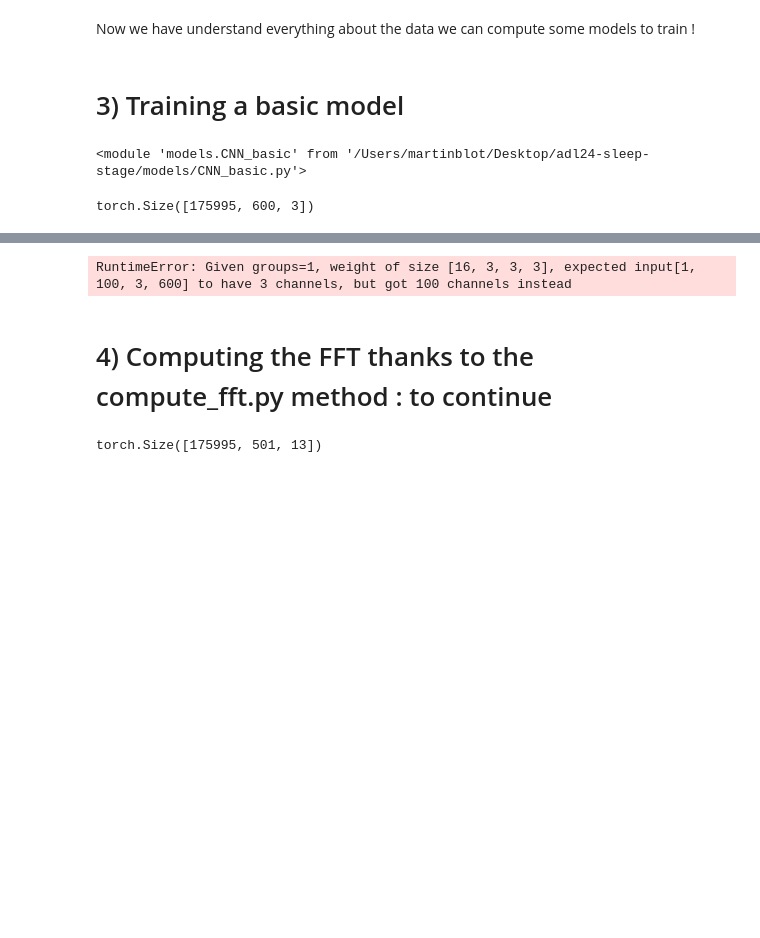
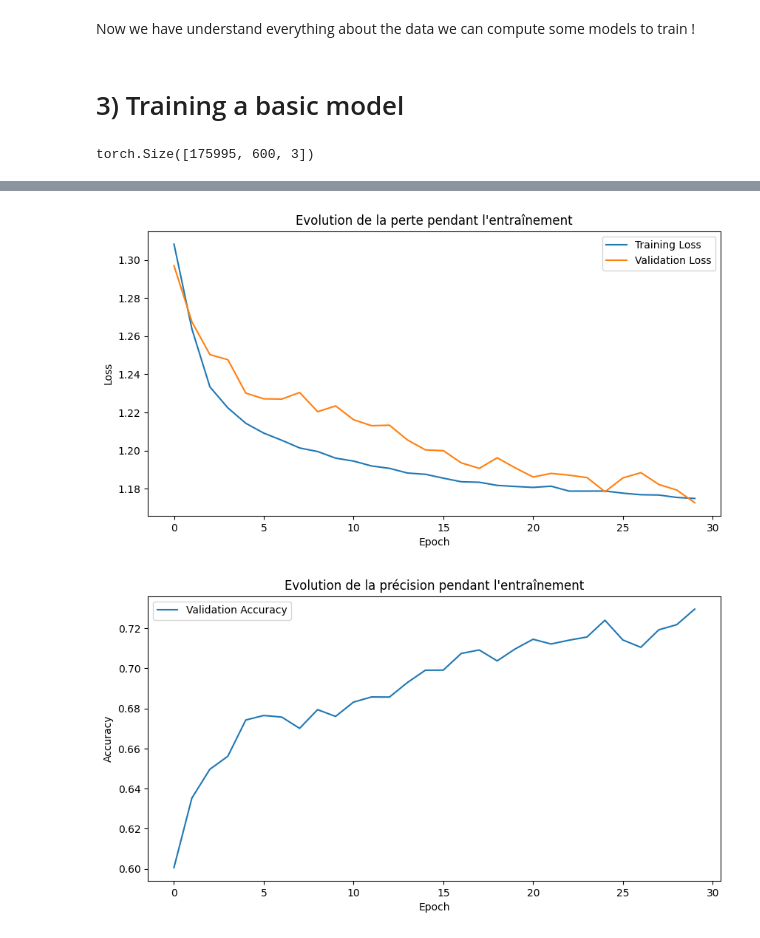
Before and after one commit to constantbourdrez/adl24-sleep-stage, a Jupyter notebook: EEGxEOG.ipynb, the cells around one changed output, grey strips where cells are left out. Cells and saved outputs as stored; diff of their text form; code cells hidden in the pictures; blank space fills up the shorter version.

```diff
--- a/EEGxEOG.ipynb
+++ b/EEGxEOG.ipynb
@@ -148,7 +148,7 @@ Now we have understand everything about the data we can compute some models to t
 # 3) Training a basic model
 # %%
 class CNN(nn.Module):
-    def __init__(self,channels=1, dropout_prob=0.2):
+    def __init__(self,channels=1, dropout_prob=0.2):   ## channels=1 si uniquement EOG, channels=3 si EOG et les 2 EEG
         super(CNN, self).__init__()
         self.dropout_prob = dropout_prob
         self.channels = channels
@@ -176,7 +176,8 @@ class CNN(nn.Module):
 
     def forward(self, x):
         # Ajouter une dimension de canal
-        x = x.unsqueeze(1)
+        if self.channels==1:
+              x = x.unsqueeze(1)
         # Forward pass through convolutional block
         x = self.conv_block(x)
 
@@ -186,17 +187,17 @@ class CNN(nn.Module):
         # Linear layer and softmax
         x = self.fc(x)
         x = nn.functional.softmax(x, dim=1)
+
+        return x
-# %% [output]
-<module 'models.CNN_basic' from '/Users/martinblot/Desktop/adl24-sleep-stage/models/CNN_basic.py'>
 # %%
-model=CNN(channels=3,dropout_prob=0.3)
+model=CNN(channels=3,dropout_prob=0.25)
 # %%
 xtrain.shape
 # %% [output]
 torch.Size([175995, 600, 3])
 # %%
-xtrain_tensor,ytrain_tensor=th.tensor(xtrain[:1000]),th.tensor(ytrain[:1000])
-xvalid_tensor,yvalid_tensor=th.tensor(xvalid[:1000]),th.tensor(yvalid[:1000])
+xtrain_tensor,ytrain_tensor=th.tensor(xtrain[:100000]),th.tensor(ytrain[:100000])
+xvalid_tensor,yvalid_tensor=th.tensor(xvalid[:100000]),th.tensor(yvalid[:100000])
 
 dataset_t = TensorDataset(xtrain_tensor, ytrain_tensor)
 train_loader = DataLoader(dataset_t, batch_size= 100, shuffle=True)
@@ -204,7 +205,7 @@ dataset_v = TensorDataset(xvalid_tensor, yvalid_tensor)
 valid_loader = DataLoader(dataset_v, batch_size= 100, shuffle=True)
 # %%
 # Listes pour stocker les valeurs de perte et de précision
-optimizer = optim.Adam(model.parameters(), lr=0.001)
+optimizer = optim.Adam(model.parameters(), lr=0.0001)
 criterion = nn.CrossEntropyLoss()
 
 # Listes pour stocker les valeurs de perte et de précision
@@ -224,8 +225,7 @@ for epoch in range(num_epochs):
     # Entraînement
     model.train()  # Mettre le modèle en mode d'entraînement
     for inputs, labels in train_loader:
-        inputs=inputs.transpose(2,1).unsqueeze(0)
-        print(inputs.shape)
+        inputs=inputs.transpose(2,1)
         labels=labels.long()
         optimizer.zero_grad()
         outputs = model(inputs)
@@ -248,6 +248,7 @@ for epoch in range(num_epochs):
     model.eval()  # Mettre le modèle en mode d'évaluation
     with th.no_grad():
         for inputs_val, labels_val in valid_loader:
+            inputs_val=inputs_val.transpose(2,1)
             outputs_val = model(inputs_val)
             val_loss += criterion(outputs_val, labels_val.to(int)).item()
 
@@ -290,8 +307,2 @@ torch.Size([1, 100, 3, 600])
-RuntimeError: Given groups=1, weight of size [16, 3, 3, 3], expected input[1, 100, 3, 600] to have 3 channels, but got 100 channels instead
+[figure, added]
+[figure, added]
-# %% [markdown]
-# 4) Computing the FFT thanks to the compute_fft.py method : to continue
-# %%
-spectrogram=compute_spectrogram(xtrain,n_fft=1000)
-spectrogram.shape
-# %% [output]
-torch.Size([175995, 501, 13])
```
Also changed, not shown: parts of 4 cells of this notebook, 3 other files.
